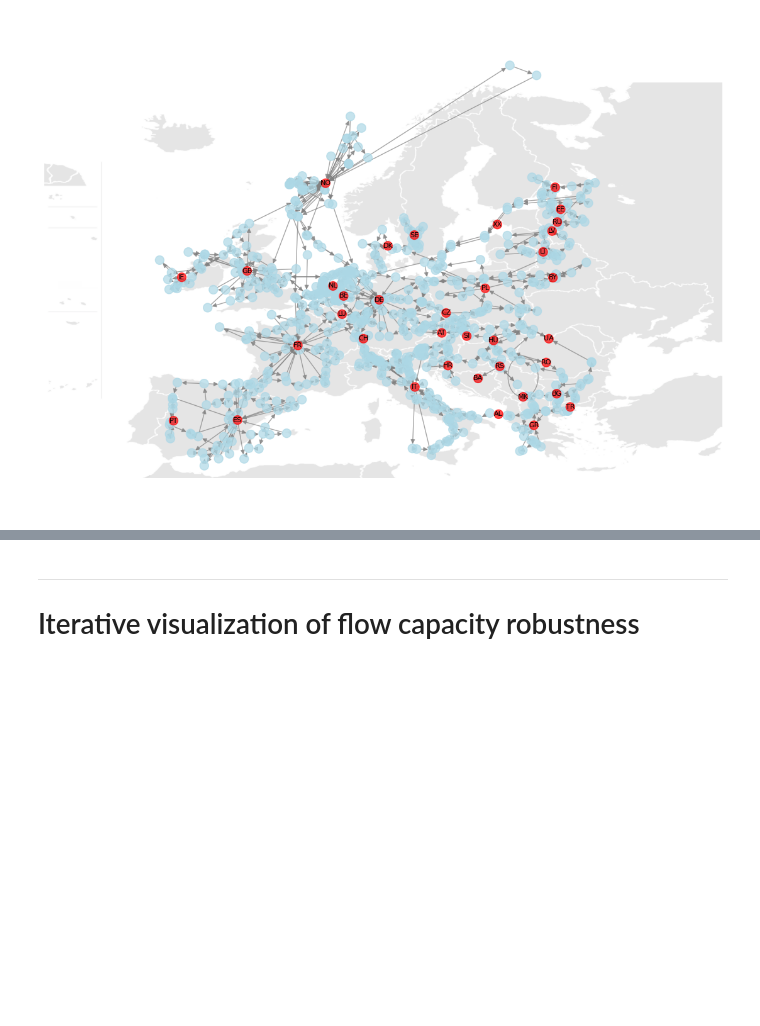
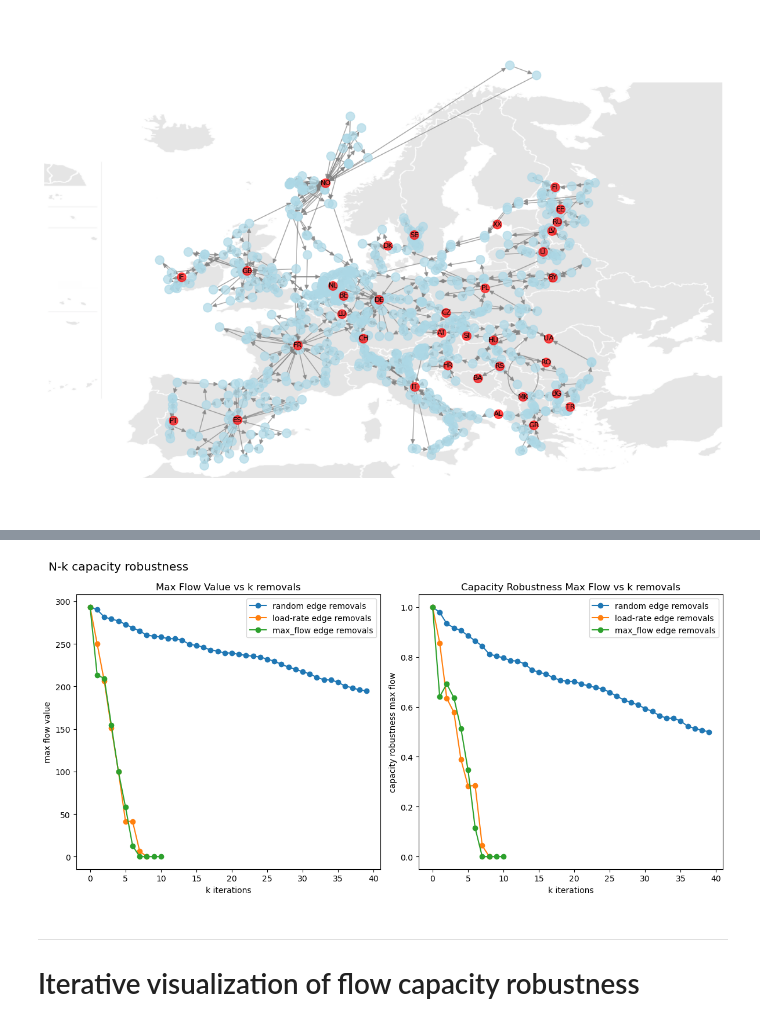
Before and after one commit to johanmasvie/iggielgn_topology_analysis, a Jupyter notebook: SciGrid_EDA.ipynb, the cells around one changed output, grey strips where cells are left out. Cells and saved outputs as stored; diff of their text form; code cells hidden in the pictures; blank space fills up the shorter version.

```diff
--- a/SciGrid_EDA.ipynb
+++ b/SciGrid_EDA.ipynb
@@ -756,3 +380,19 @@ utils.plot_biplot(max_flow_edge_removal_geopolitical_df)
+# %%
+# random_edge_removal_geo_df = flow_capacity_robustness(G_with_country_nodes, sources, sinks, k_removals=250, heuristic='random', remove='edge', n_benchmarks=n_benchmarks)
+# random_edge_removal_geo_df.to_pickle('results/random_edge_removal_geo_df.pkl')
+random_edge_removal_geo_df = pd.read_pickle('results/random_edge_removal_geo_df.pkl')
+# %%
+# load_rate_edge_removal_geo_df = flow_capacity_robustness(G_with_country_nodes, sources, sinks, k_removals=250, heuristic='load_rate', remove='edge', n_benchmarks=n_benchmarks)
+# load_rate_edge_removal_geo_df.to_pickle('results/load_rate_edge_removal_geo_df.pkl')
+load_rate_edge_removal_geo_df = pd.read_pickle('results/load_rate_edge_removal_geo_df.pkl')
+# %%
+# max_flow_edge_removal_geo_df = flow_capacity_robustness(G_with_country_nodes, sources, sinks, k_removals=10, heuristic='max_flow', remove='edge')
+# max_flow_edge_removal_geo_df.to_pickle('results/max_flow_edge_removal_geo_df.pkl')
+max_flow_edge_removal_geo_df = pd.read_pickle('results/max_flow_edge_removal_geo_df.pkl')
+# %%
+utils.plot_heuristic_comparison_biplot([random_edge_removal_geo_df.head(40), load_rate_edge_removal_geo_df, max_flow_edge_removal_geo_df], 'N-k capacity robustness')
+# %% [output]
+[figure, added]
 # %% [markdown]
 ----
 # Iterative visualization of flow capacity robustness
```
Also changed, not shown: parts of 91 cells of this notebook, 24 other files.
